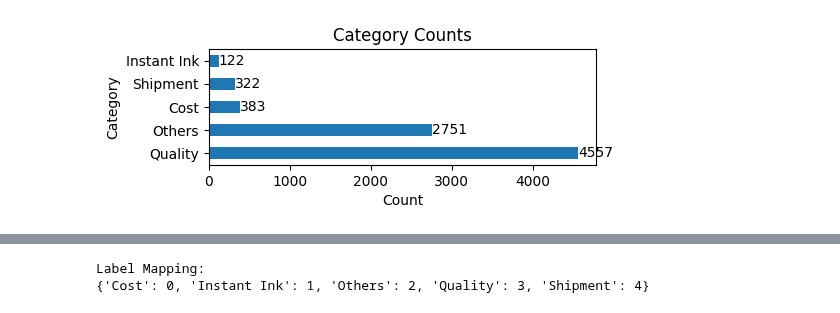
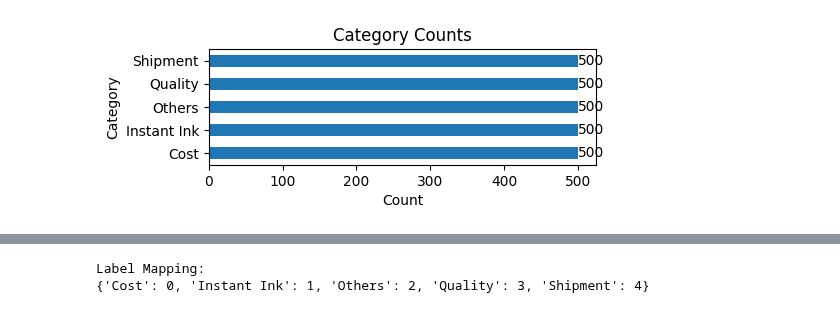
Before and after one commit to wd686/InkSightAnalyzer, a Jupyter notebook: distilbert (category).ipynb, the cells around one changed output, grey strips where cells are left out. Saved outputs shown, nothing was run; the diff lists cells and outputs as text; code cells hidden in the pictures.

```diff
--- a/distilbert (category).ipynb
+++ b/distilbert (category).ipynb
@@ -47,17 +156,20 @@ See the caveats in the documentation: https://pandas.pydata.org/pandas-docs/stab
 # %%
-import matplotlib.pyplot as plt
+# sample equal no. of records from each label
+n_sample = 500
+sampled_df = training_df.groupby('max_predicted_aspect').apply(lambda x: x.sample(n=n_sample, random_state=93)).reset_index(drop=True)      #random sampling
+sampled_df = training_df.groupby('max_predicted_aspect').apply(lambda x: x.nsmallest(n=n_sample, columns='index')).reset_index(drop=True)   #most recent
 
-value_counts = filtered_df['max_predicted_aspect'].value_counts()
+value_counts = sampled_df['max_predicted_aspect'].value_counts()
 
 # horizontal bar chart plot
 plt.figure(figsize=(5, 1.5))
 ax = value_counts.plot(kind='barh')
 for i in ax.containers:
     ax.bar_label(i)
 
 plt.xlabel('Count')
 plt.ylabel('Category')
 plt.title('Category Counts')
 plt.show()
 # %% [output]
-[figure, old version]
+[figure, new version]
```
Also changed, not shown: parts of 5 cells of this notebook.
